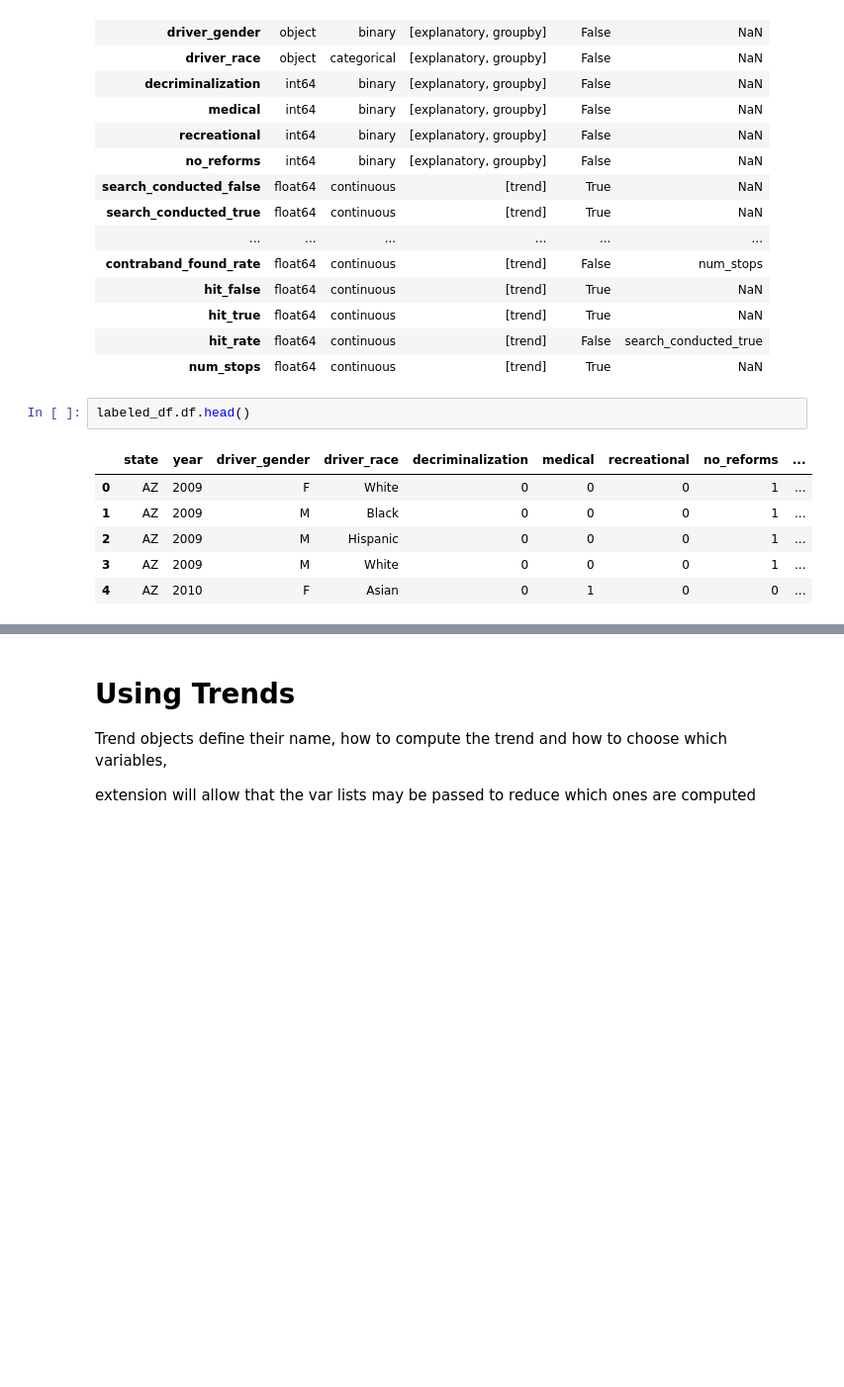
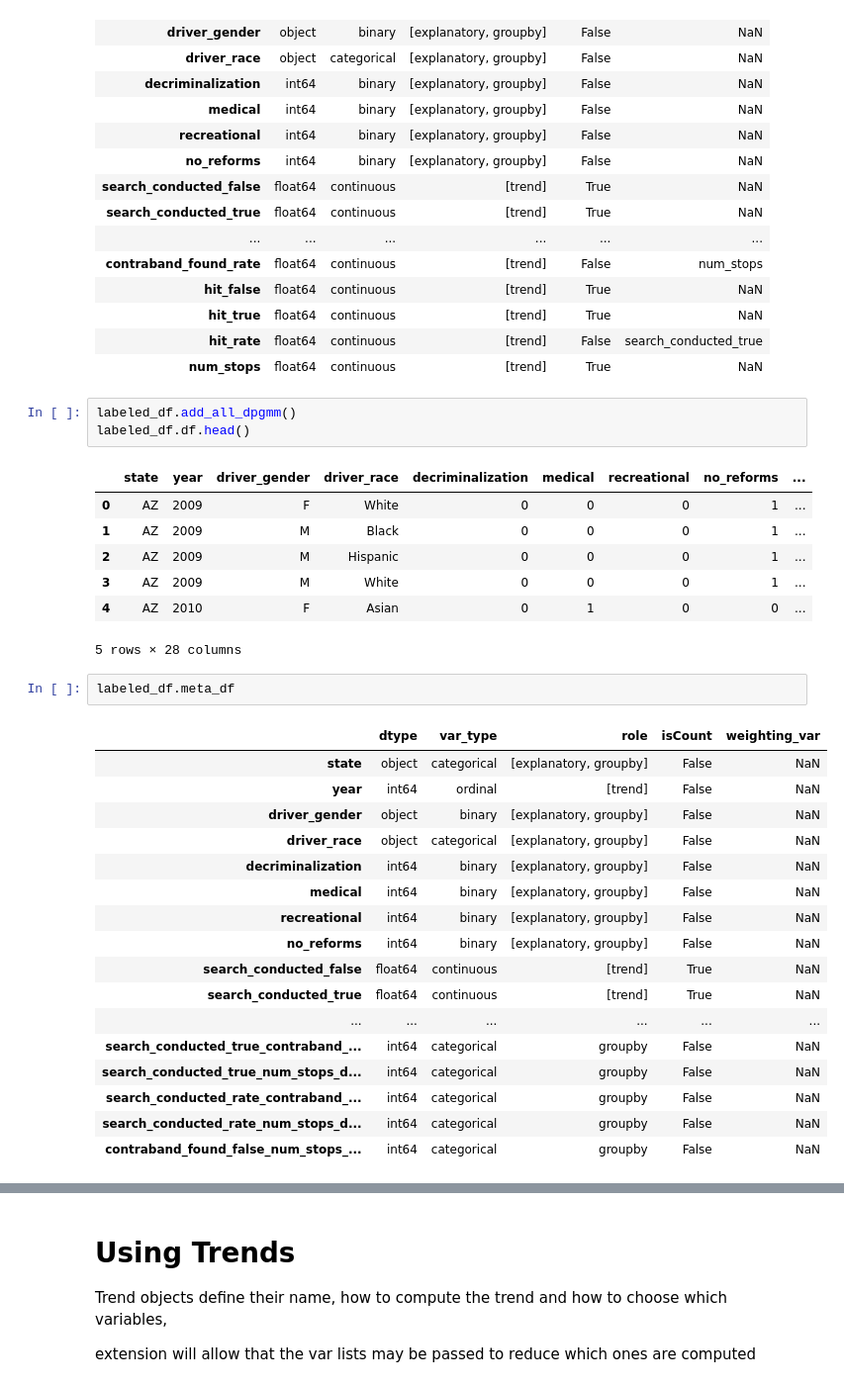
Before and after one commit to fairnessforensics/wiggum, a Jupyter notebook: research_notebooks/01_basic_demo.ipynb, the cells around one changed output, grey strips where cells are left out. Shown at 99% size. Cells and saved outputs as stored; diff of their text form; blank space fills up the shorter version.

```diff
--- a/research_notebooks/01_basic_demo.ipynb
+++ b/research_notebooks/01_basic_demo.ipynb
@@ -127,6 +127,7 @@ labeled_df.meta_df
 | hit_rate | float64 | continuous | [trend] | False | search_conducted_true |
 | num_stops | float64 | continuous | [trend] | True | NaN |
 # %%
+labeled_df.add_all_dpgmm()
 labeled_df.df.head()
 # %% [output]
 |  | state | year | driver_gender | driver_race | decriminalization | medical | recreational | no_reforms | ... |
@@ -135,3 +136,24 @@ labeled_df.df.head()
 | 2 | AZ | 2009 | M | Hispanic | 0 | 0 | 0 | 1 | ... |
 | 3 | AZ | 2009 | M | White | 0 | 0 | 0 | 1 | ... |
 | 4 | AZ | 2010 | F | Asian | 0 | 1 | 0 | 0 | ... |
+5 rows × 28 columns
+# %%
+labeled_df.meta_df
+# %% [output]
+|  | dtype | var_type | role | isCount | weighting_var |
+| state | object | categorical | [explanatory, groupby] | False | NaN |
+| year | int64 | ordinal | [trend] | False | NaN |
+| driver_gender | object | binary | [explanatory, groupby] | False | NaN |
+| driver_race | object | categorical | [explanatory, groupby] | False | NaN |
+| decriminalization | int64 | binary | [explanatory, groupby] | False | NaN |
+| medical | int64 | binary | [explanatory, groupby] | False | NaN |
+| recreational | int64 | binary | [explanatory, groupby] | False | NaN |
+| no_reforms | int64 | binary | [explanatory, groupby] | False | NaN |
+| search_conducted_false | float64 | continuous | [trend] | True | NaN |
+| search_conducted_true | float64 | continuous | [trend] | True | NaN |
+| ... | ... | ... | ... | ... | ... |
+| search_conducted_true_contraband_... | int64 | categorical | groupby | False | NaN |
+| search_conducted_true_num_stops_d... | int64 | categorical | groupby | False | NaN |
+| search_conducted_rate_contraband_... | int64 | categorical | groupby | False | NaN |
+| search_conducted_rate_num_stops_d... | int64 | categorical | groupby | False | NaN |
+| contraband_found_false_num_stops_... | int64 | categorical | groupby | False | NaN |
```
Also changed, not shown: parts of 7 cells of this notebook, 1 other file.
